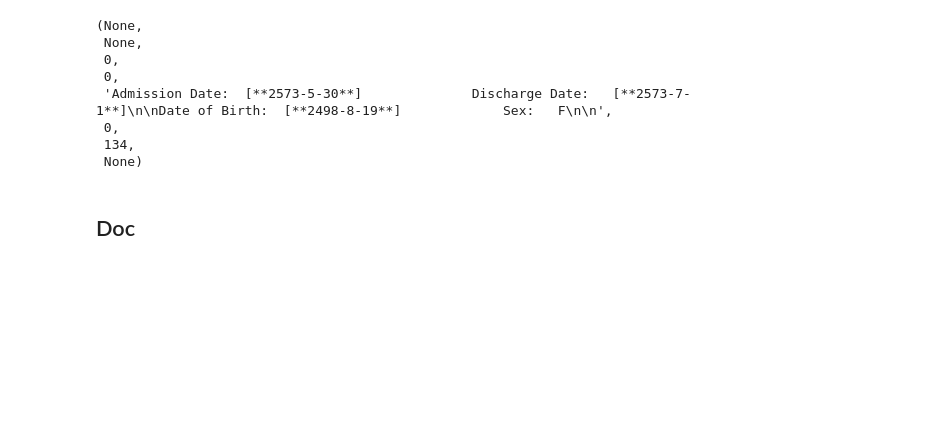
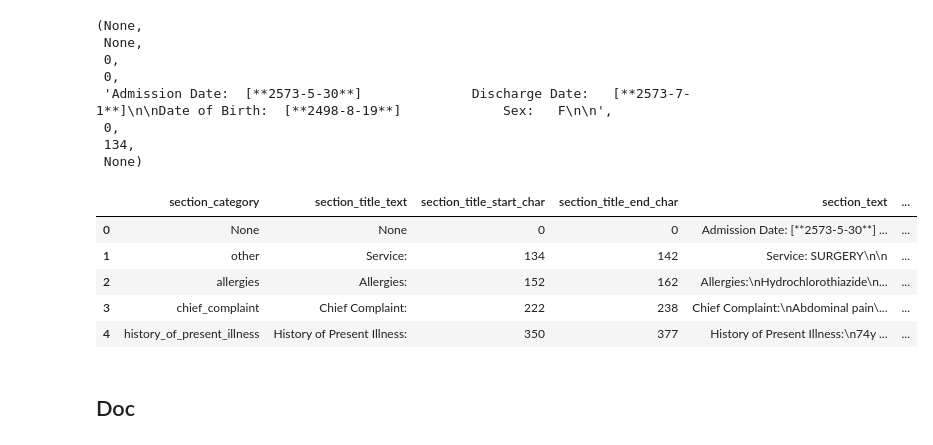
Before and after one commit to medspacy/medspacy, a Jupyter notebook: notebooks/12-IO.ipynb, the cells around one changed output. Cells and saved outputs as stored; diff of their text form; code cells hidden in the pictures; blank space fills up the shorter version.

```diff
--- a/notebooks/IO.ipynb
+++ b/notebooks/12-IO.ipynb
@@ -129,6 +143,15 @@ section_data_rows[0]
  None)
 # %%
 section_df = doc._.to_dataframe("section")
+# %%
+section_df.head()
+# %% [output]
+|  | section_category | section_title_text | section_title_start_char | section_title_end_char | section_text | ... |
+| 0 | None | None | 0 | 0 | Admission Date: [**2573-5-30**] ... | ... |
+| 1 | other | Service: | 134 | 142 | Service: SURGERY\n\n | ... |
+| 2 | allergies | Allergies: | 152 | 162 | Allergies:\nHydrochlorothiazide\n... | ... |
+| 3 | chief_complaint | Chief Complaint: | 222 | 238 | Chief Complaint:\nAbdominal pain\... | ... |
+| 4 | history_of_present_illness | History of Present Illness: | 350 | 377 | History of Present Illness:\n74y ... | ... |
 # %% [markdown]
 ## Doc
 # %%
```
Also changed, not shown: parts of 39 cells of this notebook, 10 other files.
